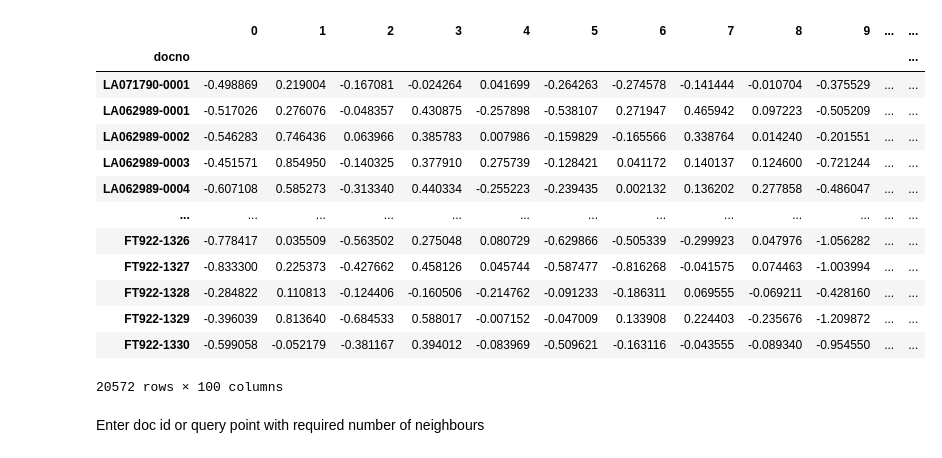
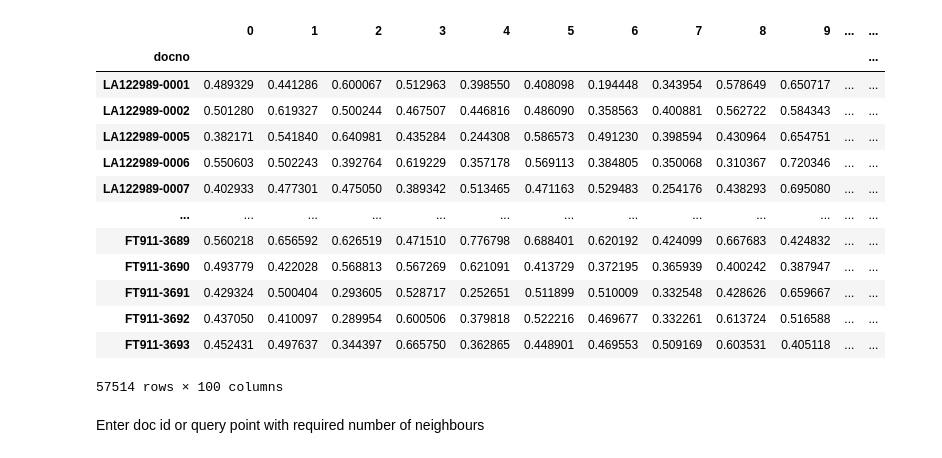
Before and after one commit to diptesh1997/constrained-clustering, a Jupyter notebook: neighbors/KNN.ipynb, the cells around one changed output. Cells and saved outputs as stored; diff of their text form; code cells hidden in the pictures.

```diff
--- a/neighbors/KNN.ipynb
+++ b/neighbors/KNN.ipynb
@@ -2,23 +2,23 @@
 import pandas as pd
 import numpy as np
 # %%
-dataset=pd.read_csv('Reduced_Features_W2vv.csv',index_col='docno')
+dataset=pd.read_csv('../feature_extraction/Word2Vec.csv',index_col='docno')
 dataset
 # %% [output]
 |  | 0 | 1 | 2 | 3 | 4 | 5 | 6 | 7 | 8 | 9 | ... | ... |
 | docno |  |  |  |  |  |  |  |  |  |  |  | ... |
-| LA071790-0001 | -0.498869 | 0.219004 | -0.167081 | -0.024264 | 0.041699 | -0.264263 | -0.274578 | -0.141444 | -0.010704 | -0.375529 | ... | ... |
-| LA062989-0001 | -0.517026 | 0.276076 | -0.048357 | 0.430875 | -0.257898 | -0.538107 | 0.271947 | 0.465942 | 0.097223 | -0.505209 | ... | ... |
-| LA062989-0002 | -0.546283 | 0.746436 | 0.063966 | 0.385783 | 0.007986 | -0.159829 | -0.165566 | 0.338764 | 0.014240 | -0.201551 | ... | ... |
-| LA062989-0003 | -0.451571 | 0.854950 | -0.140325 | 0.377910 | 0.275739 | -0.128421 | 0.041172 | 0.140137 | 0.124600 | -0.721244 | ... | ... |
-| LA062989-0004 | -0.607108 | 0.585273 | -0.313340 | 0.440334 | -0.255223 | -0.239435 | 0.002132 | 0.136202 | 0.277858 | -0.486047 | ... | ... |
+| LA122989-0001 | 0.489329 | 0.441286 | 0.600067 | 0.512963 | 0.398550 | 0.408098 | 0.194448 | 0.343954 | 0.578649 | 0.650717 | ... | ... |
+| LA122989-0002 | 0.501280 | 0.619327 | 0.500244 | 0.467507 | 0.446816 | 0.486090 | 0.358563 | 0.400881 | 0.562722 | 0.584343 | ... | ... |
+| LA122989-0005 | 0.382171 | 0.541840 | 0.640981 | 0.435284 | 0.244308 | 0.586573 | 0.491230 | 0.398594 | 0.430964 | 0.654751 | ... | ... |
+| LA122989-0006 | 0.550603 | 0.502243 | 0.392764 | 0.619229 | 0.357178 | 0.569113 | 0.384805 | 0.350068 | 0.310367 | 0.720346 | ... | ... |
+| LA122989-0007 | 0.402933 | 0.477301 | 0.475050 | 0.389342 | 0.513465 | 0.471163 | 0.529483 | 0.254176 | 0.438293 | 0.695080 | ... | ... |
 | ... | ... | ... | ... | ... | ... | ... | ... | ... | ... | ... | ... | ... |
-| FT922-1326 | -0.778417 | 0.035509 | -0.563502 | 0.275048 | 0.080729 | -0.629866 | -0.505339 | -0.299923 | 0.047976 | -1.056282 | ... | ... |
-| FT922-1327 | -0.833300 | 0.225373 | -0.427662 | 0.458126 | 0.045744 | -0.587477 | -0.816268 | -0.041575 | 0.074463 | -1.003994 | ... | ... |
-| FT922-1328 | -0.284822 | 0.110813 | -0.124406 | -0.160506 | -0.214762 | -0.091233 | -0.186311 | 0.069555 | -0.069211 | -0.428160 | ... | ... |
-| FT922-1329 | -0.396039 | 0.813640 | -0.684533 | 0.588017 | -0.007152 | -0.047009 | 0.133908 | 0.224403 | -0.235676 | -1.209872 | ... | ... |
-| FT922-1330 | -0.599058 | -0.052179 | -0.381167 | 0.394012 | -0.083969 | -0.509621 | -0.163116 | -0.043555 | -0.089340 | -0.954550 | ... | ... |
+| FT911-3689 | 0.560218 | 0.656592 | 0.626519 | 0.471510 | 0.776798 | 0.688401 | 0.620192 | 0.424099 | 0.667683 | 0.424832 | ... | ... |
+| FT911-3690 | 0.493779 | 0.422028 | 0.568813 | 0.567269 | 0.621091 | 0.413729 | 0.372195 | 0.365939 | 0.400242 | 0.387947 | ... | ... |
+| FT911-3691 | 0.429324 | 0.500404 | 0.293605 | 0.528717 | 0.252651 | 0.511899 | 0.510009 | 0.332548 | 0.428626 | 0.659667 | ... | ... |
+| FT911-3692 | 0.437050 | 0.410097 | 0.289954 | 0.600506 | 0.379818 | 0.522216 | 0.469677 | 0.332261 | 0.613724 | 0.516588 | ... | ... |
+| FT911-3693 | 0.452431 | 0.497637 | 0.344397 | 0.665750 | 0.362865 | 0.448901 | 0.469553 | 0.509169 | 0.603531 | 0.405118 | ... | ... |
-20572 rows × 100 columns
+57514 rows × 100 columns
 # %% [markdown]
 Enter doc id or query point with required number of neighbours
 # %%
```
Also changed, not shown: parts of 6 cells of this notebook, 1 other file.
